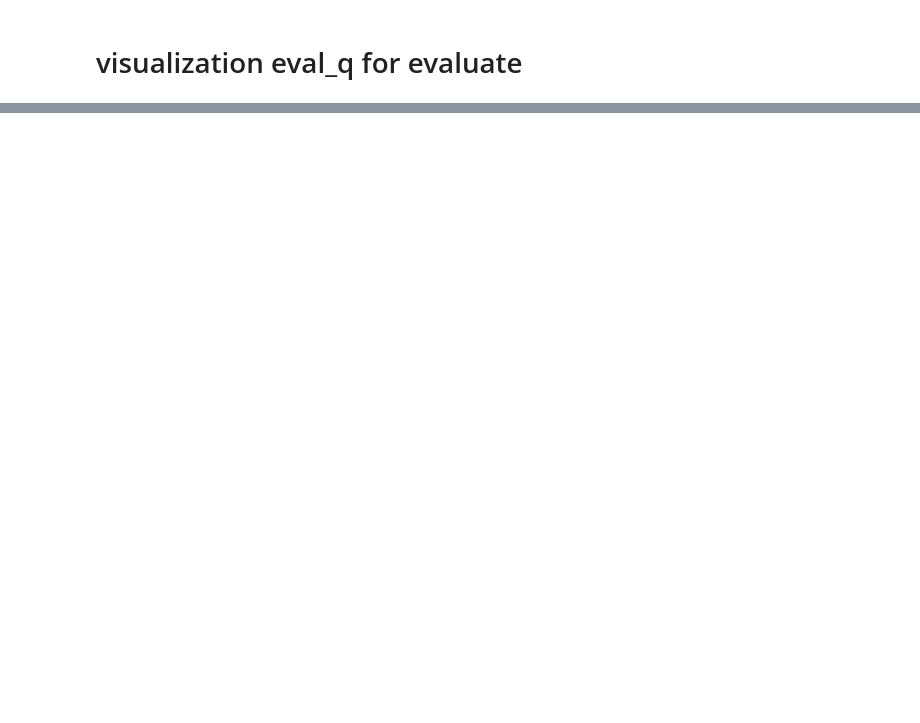
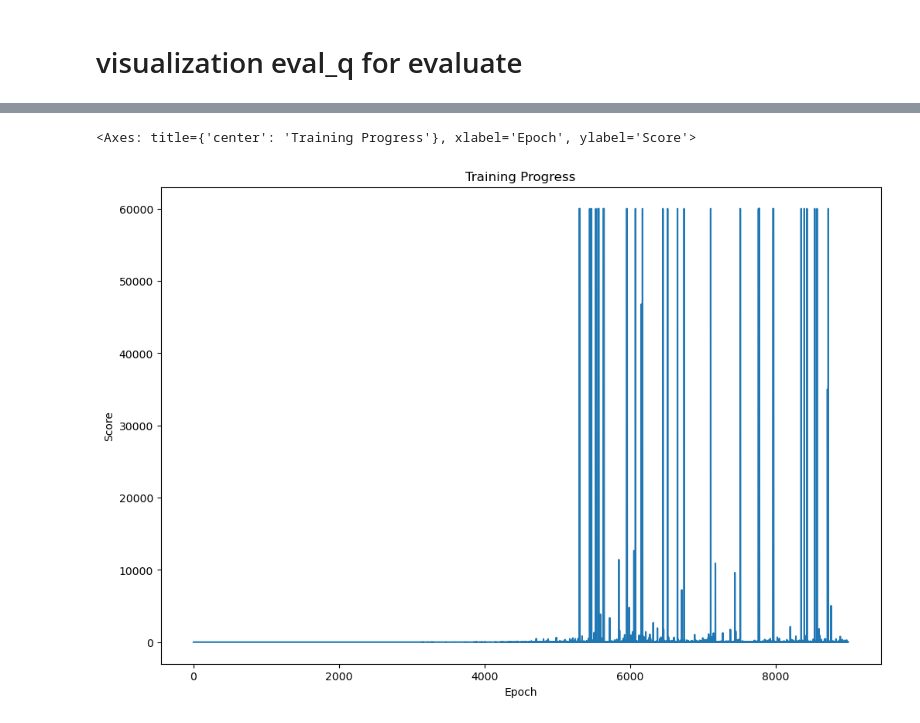
Before and after one commit to dinhxuanhuy/AutoFlapBird-with-ReinforcementLearning, a Jupyter notebook: visualization.ipynb, the cells around one changed output, grey strips where cells are left out. Cells and saved outputs as stored; diff of their text form; code cells hidden in the pictures; blank space fills up the shorter version.

```diff
--- a/visualization.ipynb
+++ b/visualization.ipynb
@@ -25,0 +26,3 @@ arr
+# %%
+new_arr = pickle.load(open("eval_q_new.pkl", "rb"))
+new_arr
@@ -39,0 +74,9 @@ sns.scatterplot(x = range(len(data)), y = arr, palette="viridis")
+# %%
+plt.figure(figsize=(12,8))
+plt.title("Training Progress")
+plt.xlabel("Epoch")
+plt.ylabel("Score")
+sns.lineplot(x = range(len(new_arr)), y = new_arr, palette="viridis")
+# %% [output]
+<Axes: title={'center': 'Training Progress'}, xlabel='Epoch', ylabel='Score'>
+[figure, added]
```
Also changed, not shown: parts of 11 cells of this notebook, 5 other files.
